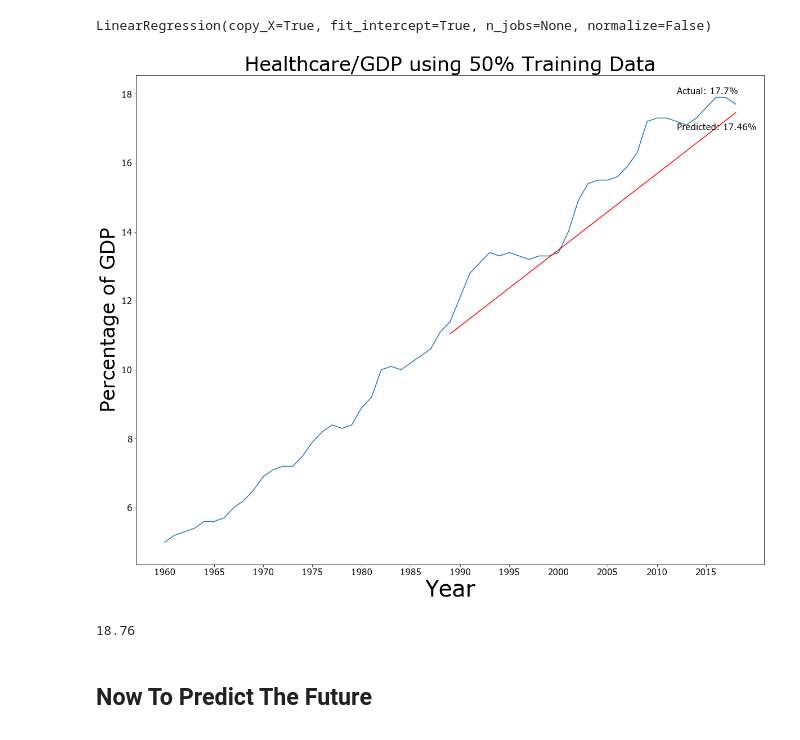
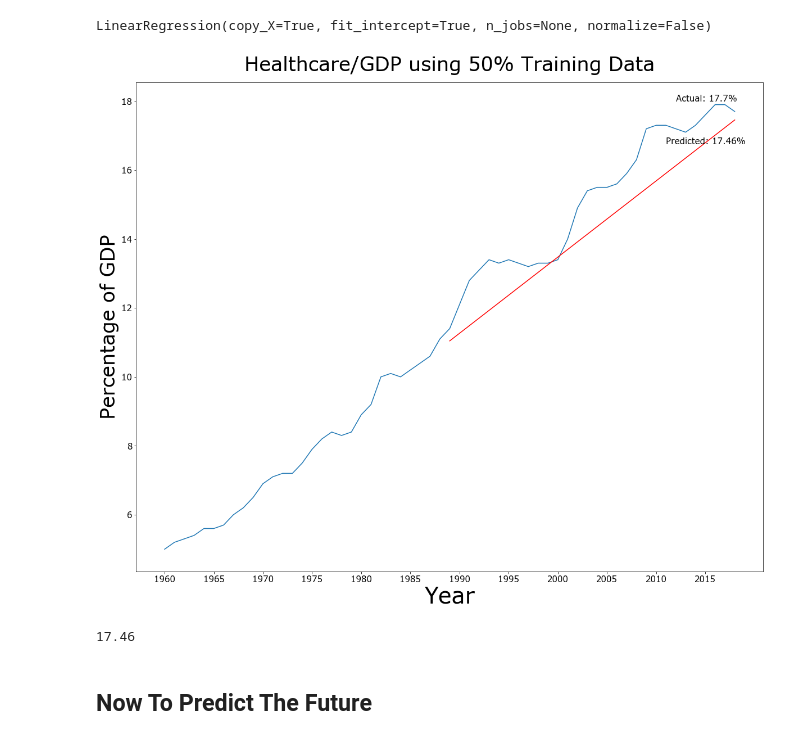
Before and after one commit to nmwhitehead/Healthcare-Costs, a Jupyter notebook: Healthcare.ipynb, the cells around one changed output. Cells and saved outputs as stored; diff of their text form; code cells hidden in the pictures.

```diff
--- a/Healthcare.ipynb
+++ b/Healthcare.ipynb
@@ -24,7 +24,7 @@ register_matplotlib_converters()
 # %%
 # Link = https://www.cms.gov/Research-Statistics-Data-and-Systems/Statistics-Trends-and-Reports/NationalHealthExpendData/NationalHealthAccountsHistorical
 # %%
-nhea_1960_2018 = pd.read_csv('NHE18_Summary.csv')
+nhea_1960_2018 = pd.read_csv('NHEA18_Summary.csv')
 # %%
 nhea_1960_2018 = nhea_1960_2018.set_index('Year')
 # %%
@@ -181,8 +266,8 @@ from sklearn.model_selection import train_test_split
 X_train, X_test, y_train, y_test = train_test_split(X, y_gdp, test_size=0.5, shuffle=False)
 # %%
 # Reshaping to prevent 1D Array error in next step.
-# X_train = X_train.values.reshape(-1, 1)
-# X_test = X_test.values.reshape(-1, 1)
-X_train = X_train.reshape(-1, 1)
-X_test = X_test.reshape(-1, 1)
+X_train = X_train.values.reshape(-1, 1)
+X_test = X_test.values.reshape(-1, 1)
+# X_train = X_train.reshape(-1, 1)
+# X_test = X_test.reshape(-1, 1)
 # %%
@@ -196,26 +281,26 @@ LinearRegression(copy_X=True, fit_intercept=True, n_jobs=None, normalize=False)
 # %%
 plt.figure(figsize=(20,16))
 
-plt.title("Healthcare/GDP using 50% Training Data", fontsize=35)
+plt.title("Healthcare/GDP using 50% Training Data", fontsize=35, pad=20)
 
 plt.plot(X, y_gdp)
 plt.plot(X_test, lr_gdp.predict(X_test), color='red')
 
 plt.ylabel('Percentage of GDP', fontsize=35)
 plt.yticks(fontsize=15)
 
 plt.xlabel('Year', fontsize=40)
 plt.xticks([1960, 1965, 1970, 1975, 1980, 1985, 1990, 1995, 2000, 2005, 2010, 2015],
     fontsize=15)
 
 plt.text(2012, y_test[-1]+.3, f'Actual: {round(y_test[-1], 2)}%', fontsize=15)
-plt.text(2012, lr_gdp.predict(X_test)[-1]-0.5, f'Predicted: {round(lr_gdp.predict(X_test)[-1], 2)}%', fontsize=15);
+plt.text(2011, lr_gdp.predict(X_test)[-1]-0.7, f'Predicted: {round(lr_gdp.predict(X_test)[-1], 2)}%', fontsize=15);
 # %% [output]
-[figure, old version]
+[figure, new version]
 # %%
 round(lr_gdp.predict(X_test)[-1], 2)
 # %% [output]
-18.76
+17.46
 # %% [markdown]
 ## Now To Predict The Future
 # %%
```
Also changed, not shown: parts of 12 cells of this notebook, 10 other files.
